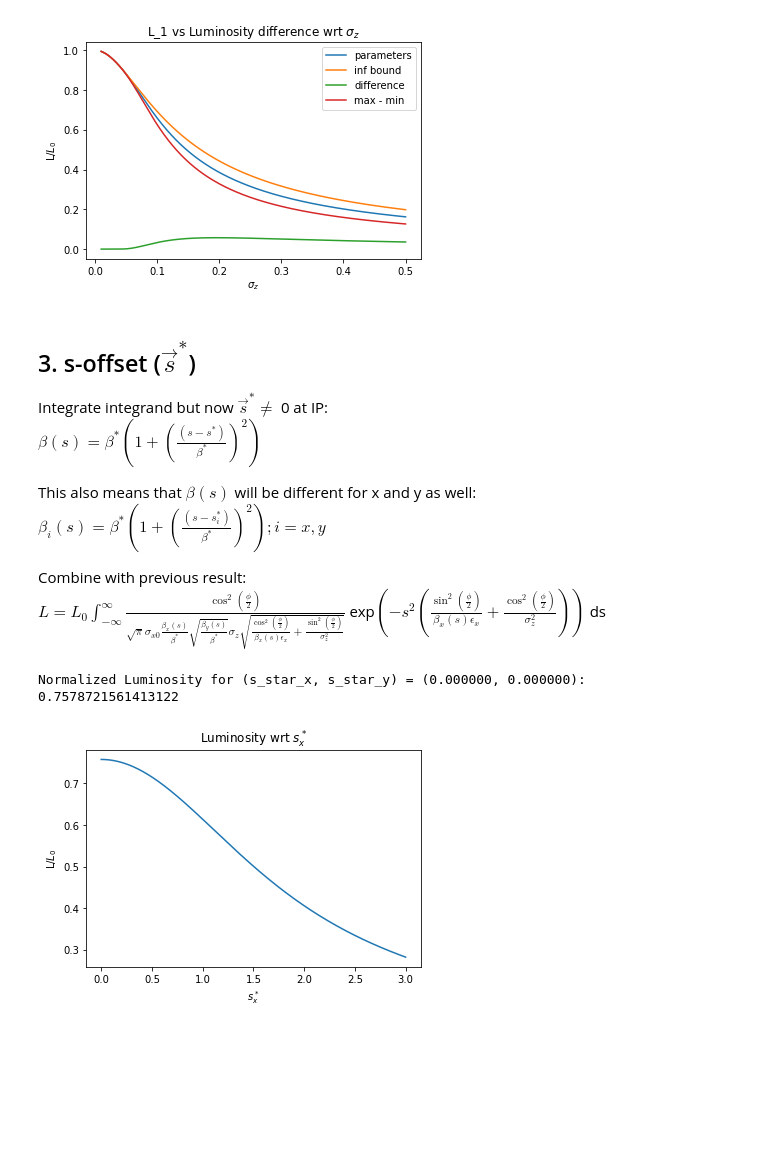
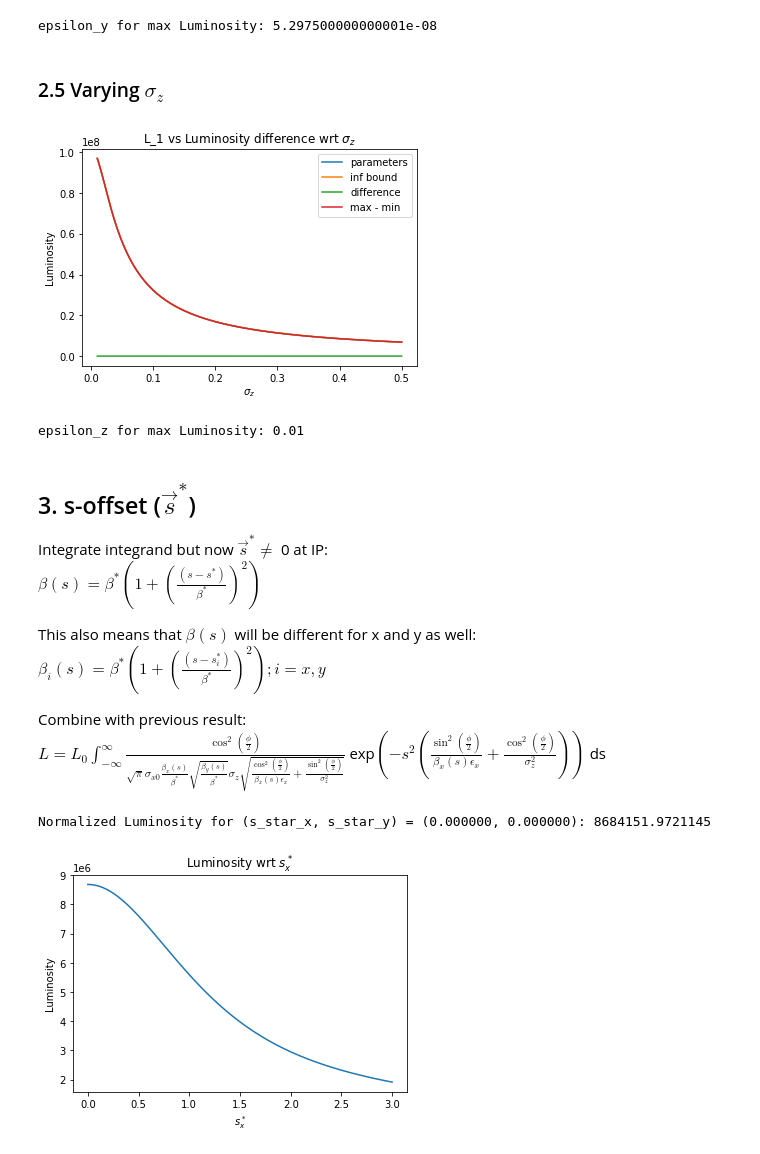
Before and after one commit to Wooperachi7/Luminosity, a Jupyter notebook: Crossing_Angle_and_Hourglass_effect.ipynb, the cells around one changed output. Drawn from its saved outputs; the diff is of its cells as text; code cells hidden in the pictures; blank space fills up the shorter version.

```diff
--- a/Crossing_Angle_and_Hourglass_effect.ipynb
+++ b/Crossing_Angle_and_Hourglass_effect.ipynb
@@ -229,0 +261,20 @@ Phi for max Luminosity: 0.00011494000000000001
+# %%
+# Plot with respect to eps_y
+Eps_y = np.linspace(1E-9, 1E-7, N + 1) #m
+L_1_plot4 = np.zeros(N + 1)
+L_0_plot4 = np.zeros(N + 1)
+for i, e_y in enumerate(Eps_y):
+    L_1_plot4[i] = Luminosity_int(f, N1, N2, beta_star_max, eps_x_max, e_y, sz_param, phi_max, a_param, b_param)
+    L_0_plot4[i] = Luminosity_int(f, N1, N2, beta_star_max, eps_x_max, e_y, sz_param, phi_max, a, b)
+plt.plot(Eps_y, L_1_plot4, label = "parameters")
+plt.plot(Eps_y, L_0_plot4, label = "inf bound")
+plt.plot(Eps_y, L_0_plot4 - L_1_plot4, label = "difference")
+
+curve_eps_y = L_1_plot4/(L_0_plot4 - L_1_plot4)
+plt.plot(Eps_y, curve_eps_y, label = "max/min")
+plt.title(r"L_1 vs Luminosity difference wrt $\sigma_y$")
+plt.ylabel("Luminosity")
+plt.xlabel(r"$\sigma_y$")
+plt.yscale("log")
+plt.legend()
+plt.show()
@@ -230,26 +283,38 @@ Phi for max Luminosity: 0.00011494000000000001
+# %%
+eps_y_max = Eps_y[np.argmax(curve_eps_y)]
+print("epsilon_y for max Luminosity:", eps_y_max)
+# %% [output]
+epsilon_y for max Luminosity: 5.297500000000001e-08
+# %% [markdown]
+### 2.5 Varying $\sigma_z$ <a name="chapter2.5"></a>
 # %%
 # Plot with respect to sigma_z
 Sigma_z = np.linspace(.01, .5, N + 1)
-L_1_plot4 = np.zeros(N + 1)
-L_0_plot4 = np.zeros(N + 1)
+L_1_plot5 = np.zeros(N + 1)
+L_0_plot5 = np.zeros(N + 1)
 for i, s_z in enumerate(Sigma_z):
-    L_1_plot4[i] = Luminosity_int(beta_star_max, eps_x_max, s_z, phi_max, a_param, b_param)
-    L_0_plot4[i] = Luminosity_int(beta_star_max, eps_x_max, s_z, phi_max, a, b)
-plt.plot(Sigma_z, L_1_plot4, label = "parameters")
-plt.plot(Sigma_z, L_0_plot4, label = "inf bound")
-plt.plot(Sigma_z, L_0_plot4 - L_1_plot4, label = "difference")
+    L_1_plot5[i] = Luminosity_int(f, N1, N2, beta_star_max, eps_x_max, eps_y_max, s_z, phi_max, a_param, b_param)
+    L_0_plot5[i] = Luminosity_int(f, N1, N2, beta_star_max, eps_x_max, eps_y_max, s_z, phi_max, a, b)
+plt.plot(Sigma_z, L_1_plot5, label = "parameters")
+plt.plot(Sigma_z, L_0_plot5, label = "inf bound")
+plt.plot(Sigma_z, L_0_plot5 - L_1_plot5, label = "difference")
 
-curve_sigma_z = L_1_plot4 - (L_0_plot4 - L_1_plot4)
+curve_sigma_z = L_1_plot5 - (L_0_plot5 - L_1_plot5)
 plt.plot(Sigma_z, curve_sigma_z, label = "max - min")
 plt.title(r"L_1 vs Luminosity difference wrt $\sigma_z$")
-plt.ylabel(r"L/$L_0$")
+plt.ylabel("Luminosity")
 plt.xlabel(r"$\sigma_z$")
 plt.legend()
 plt.show()
 # %% [output]
-[figure, old version]
+[figure, new version]
+# %%
+eps_z_max = Sigma_z[np.argmax(curve_sigma_z)]
+print("epsilon_z for max Luminosity:", eps_z_max)
+# %% [output]
+epsilon_z for max Luminosity: 0.01
 # %% [markdown]
-## 3. s-offset ($\vec{s}^*$)
+## 3. s-offset ($\vec{s}^*$) <a name="chapter3"></a>
 
 Integrate integrand but now $\vec{s}^* \neq$ 0 at IP:\
 $\beta(s) = \beta^*(1 + (\frac{(s - s^*)}{\beta^*})^2)$
@@ -292,25 +351,25 @@ a, b = -np.inf, np.inf
 # %%
 # Using Scipy
-Luminosity_int_s_star = lambda s_star_x, s_star_y, beta_star, ex, sz, phi, a, b: integrate.quad(
-                                Integrand_s_star, a, b, args = (s_star_x, s_star_y, beta_star, ex, sz, phi))[0]
-res_s_star0 = Luminosity_int_s_star(s_star_x, s_star_y, beta_star, ex, sz, phi, a, b)
+Luminosity_int_s_star = (lambda f, N1, N2, s_star_x, s_star_y, beta_star, ex, ey, sz, phi, a, b:
+                        integrate.quad(Integrand_s_star, a, b,
+                        args = (f, N1, N2, s_star_x, s_star_y, beta_star, ex, ey, sz, phi))[0])
+res_s_star0 = Luminosity_int_s_star(f, N1, N2, s_star_x, s_star_y, beta_star, ex, ey, sz, phi, a, b)
 
-L0 = f*N1*N2/(4*np.pi*sx*sy)
 print("Normalized Luminosity for (s_star_x, s_star_y) = (%f, %f):"%(s_star_x, s_star_y), res_s_star0)
 # %% [output]
-Normalized Luminosity for (s_star_x, s_star_y) = (0.000000, 0.000000): 0.7578721561413122
+Normalized Luminosity for (s_star_x, s_star_y) = (0.000000, 0.000000): 8684151.9721145
 # %%
 S_star_x = np.linspace(0, 3, N + 1)
 Luminosities_s_star_x = np.zeros(N + 1)
-for i, s in enumerate(S_star_x):
-    Luminosities_s_star_x[i] = Luminosity_int_s_star(s, s_star_y, beta_star, ex, sz, phi, a, b)
+for i, s_s_x in enumerate(S_star_x):
+    Luminosities_s_star_x[i] = Luminosity_int_s_star(f, N1, N2, s_s_x, s_star_y, beta_star, ex, ey, sz, phi, a, b)
 plt.plot(S_star_x, Luminosities_s_star_x)
 plt.title(r"Luminosity wrt $s_x^*$")
-plt.ylabel(r"L/$L_0$")
+plt.ylabel("Luminosity")
 plt.xlabel(r"$s_x^*$")
 plt.show()
 # %% [output]
-[figure, old version]
+[figure, new version]
 # %%
 S_star_y = np.linspace(0, 3, N + 1)
 Luminosities_s_star_y = np.zeros(N + 1)
```
Also changed, not shown: parts of 31 cells of this notebook.
